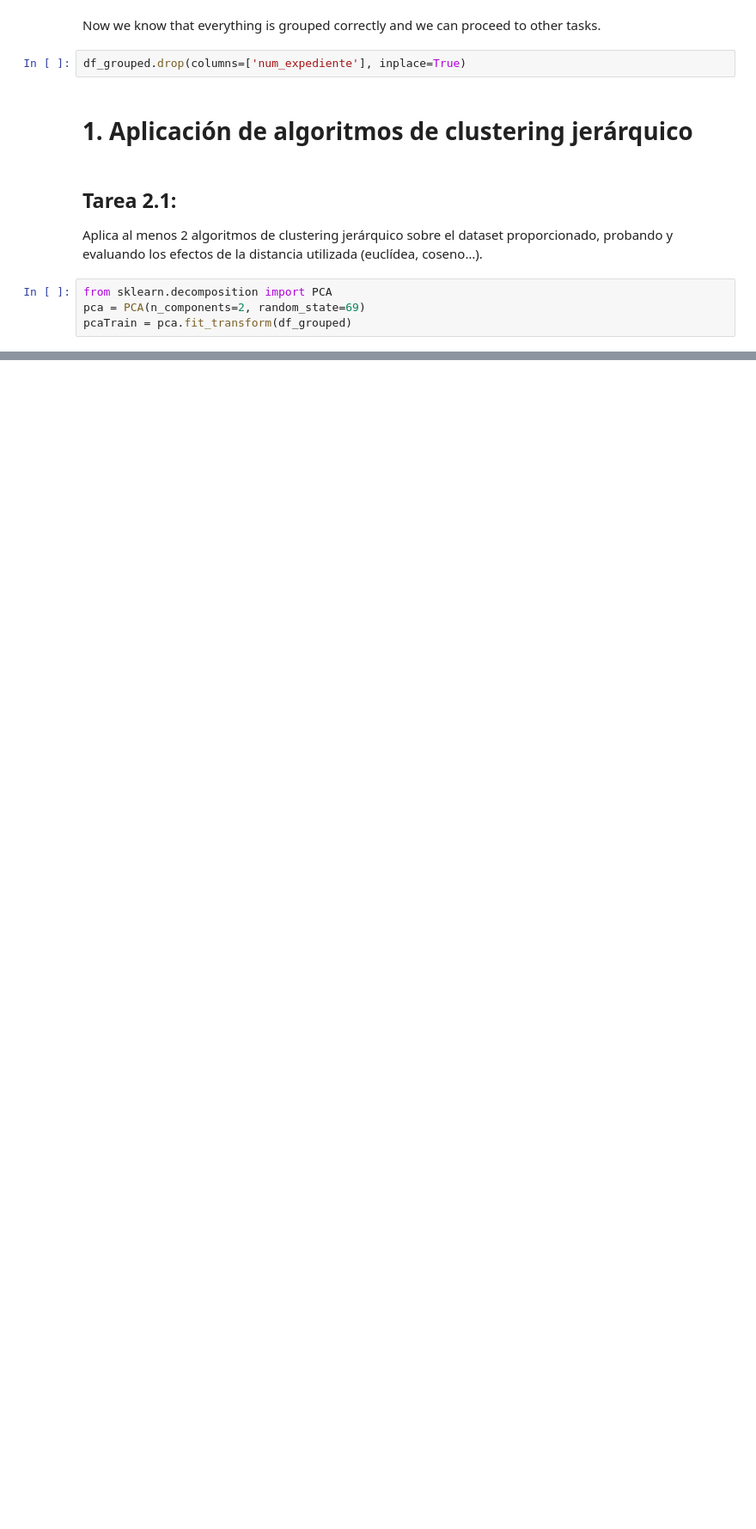
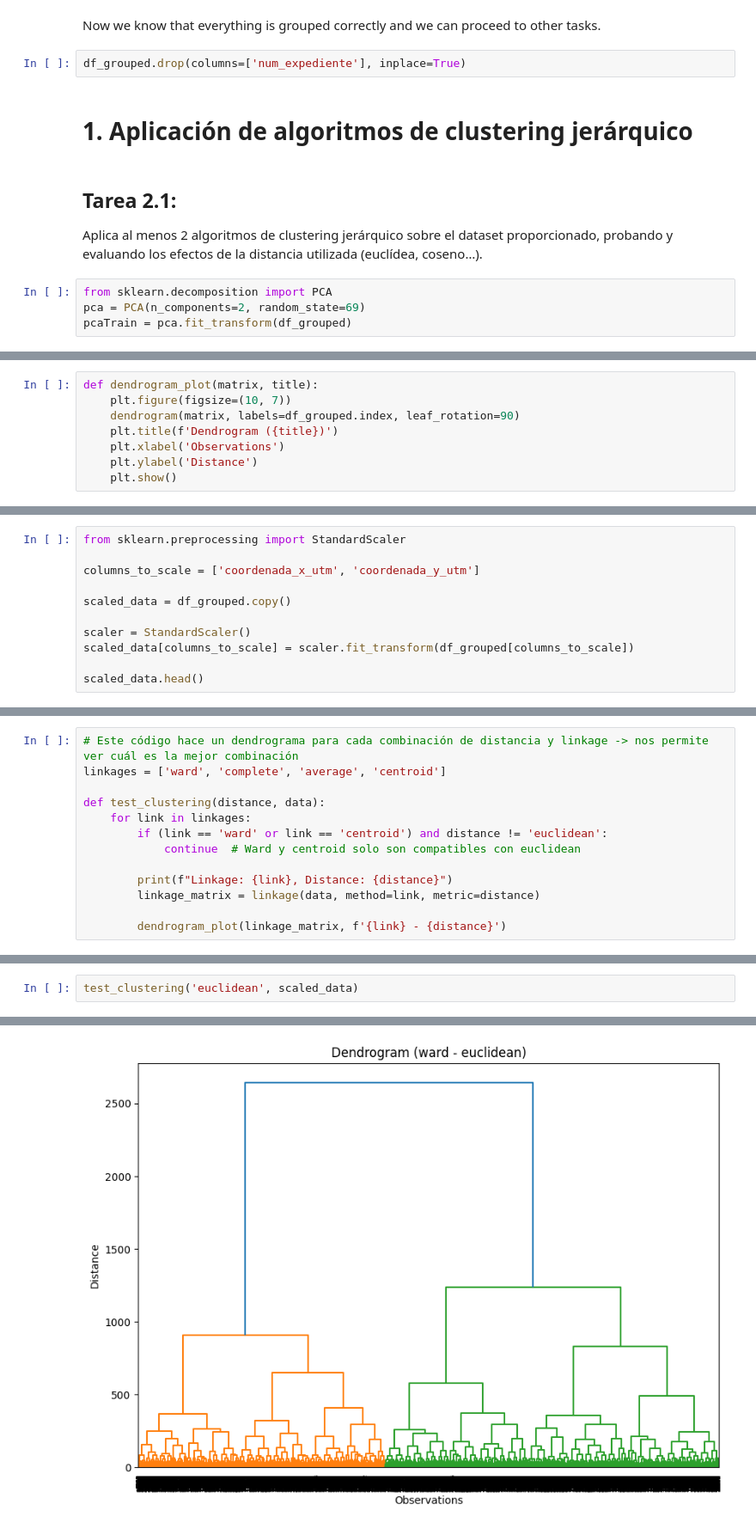
Before and after one commit to kliniik/Practica_AAI_2, a Jupyter notebook: 1_jerarquico.ipynb, the cells around one changed output, grey strips where cells are left out. Shown at 86% size. Saved outputs shown, nothing was run; the diff lists cells and outputs as text; blank space fills up the shorter version.

Commit message:
Fin del preprocesado. Generacion de dendrogramas

```diff
--- a/1_jerarquico.ipynb
+++ b/1_jerarquico.ipynb
@@ -1303,0 +1412,8 @@ plt.show()
+# %%
+def dendrogram_plot(matrix, title):
+    plt.figure(figsize=(10, 7))
+    dendrogram(matrix, labels=df_grouped.index, leaf_rotation=90)
+    plt.title(f'Dendrogram ({title})')
+    plt.xlabel('Observations')
+    plt.ylabel('Distance')
+    plt.show()
@@ -1303,0 +1436,11 @@ plt.show()
+# %%
+from sklearn.preprocessing import StandardScaler
+
+columns_to_scale = ['coordenada_x_utm', 'coordenada_y_utm']
+
+scaled_data = df_grouped.copy()
+
+scaler = StandardScaler()
+scaled_data[columns_to_scale] = scaler.fit_transform(df_grouped[columns_to_scale])
+
+scaled_data.head()
@@ -1303,0 +1454,13 @@ plt.show()
+# %%
+# Este código hace un dendrograma para cada combinación de distancia y linkage -> nos permite ver cuál es la mejor combinación
+linkages = ['ward', 'complete', 'average', 'centroid']
+
+def test_clustering(distance, data):
+    for link in linkages:
+        if (link == 'ward' or link == 'centroid') and distance != 'euclidean':
+            continue  # Ward y centroid solo son compatibles con euclidean
+
+        print(f"Linkage: {link}, Distance: {distance}")
+        linkage_matrix = linkage(data, method=link, metric=distance)
+
+        dendrogram_plot(linkage_matrix, f'{link} - {distance}')
@@ -1303,0 +1469,3 @@ plt.show()
+# %%
+test_clustering('euclidean', scaled_data)
+# %% [output]
@@ -1303,0 +1473 @@ plt.show()
+[figure, added]
```
Also changed, not shown: parts of 77 cells of this notebook.
